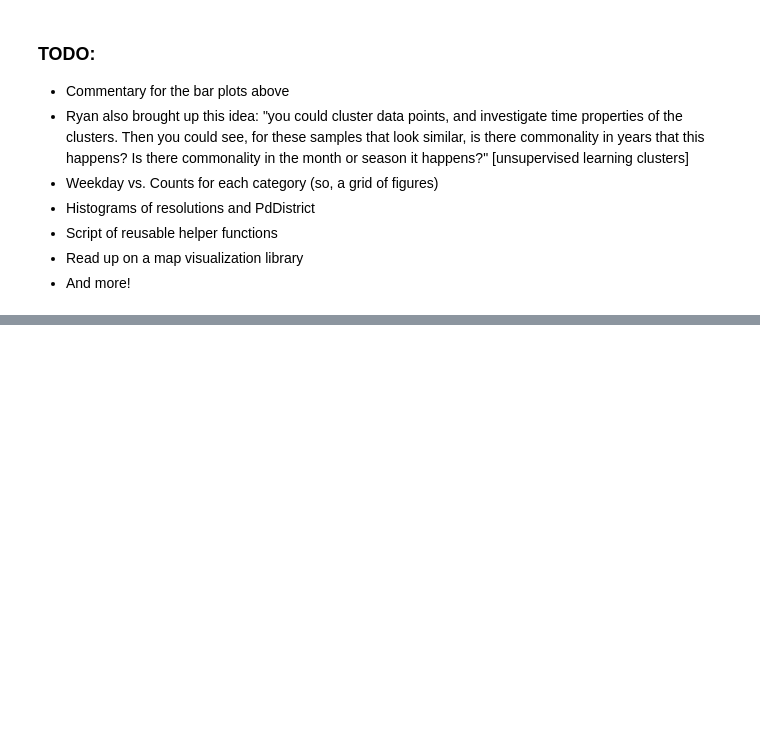
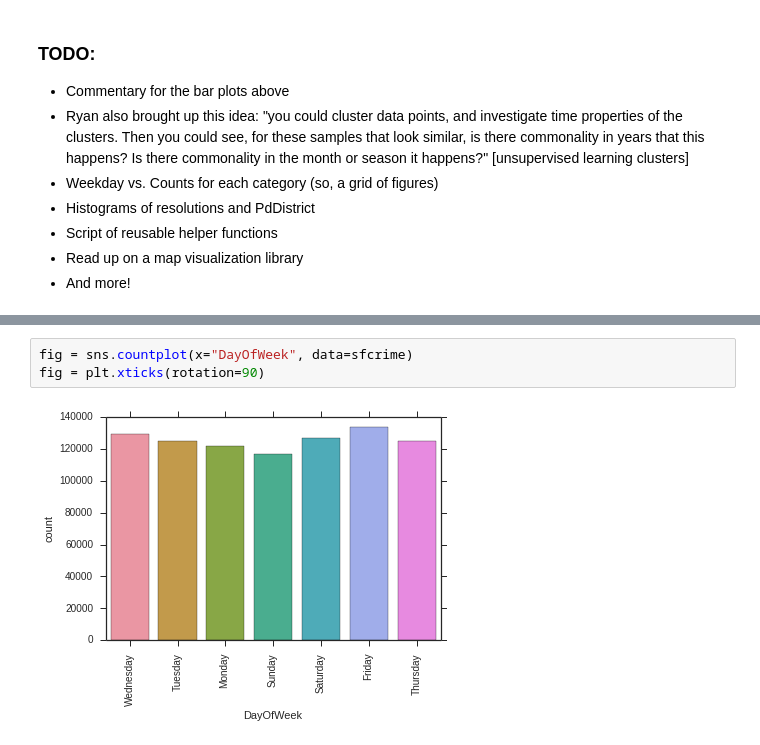
Before and after one commit to greenteawarrior/DataScience16CYOA, a Jupyter notebook: exploration.ipynb, the cells around one changed output, grey strips where cells are left out. Drawn from its saved outputs; the diff is of its cells as text; blank space fills up the shorter version.

```diff
--- a/exploration.ipynb
+++ b/exploration.ipynb
@@ -328,0 +335,5 @@ Then you could see, for these samples that look similar, is there commonality in
+# %%
+fig = sns.countplot(x="DayOfWeek", data=sfcrime)
+fig = plt.xticks(rotation=90)
+# %% [output]
+[figure, added]
```
Also changed, not shown: parts of 10 cells of this notebook.
